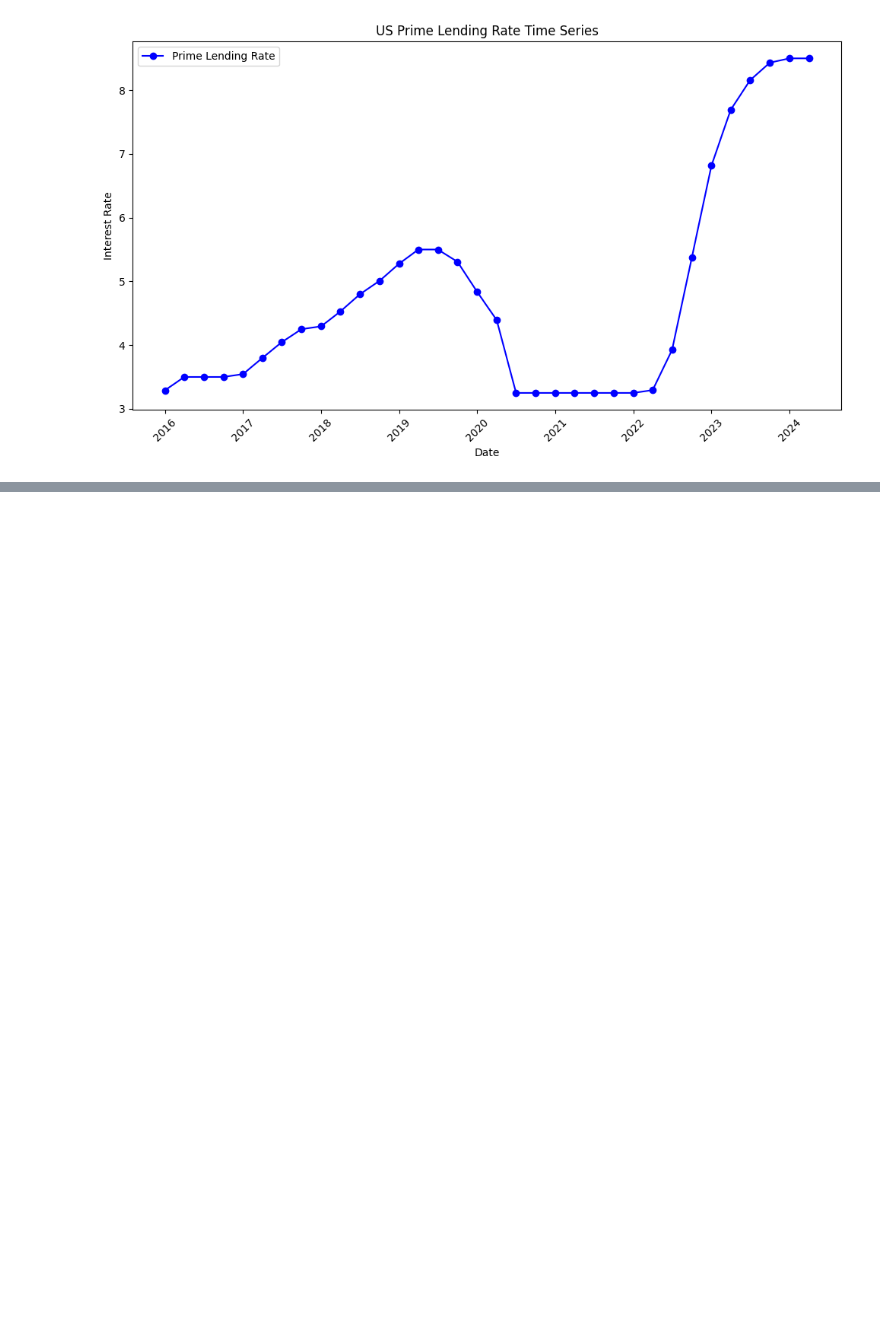
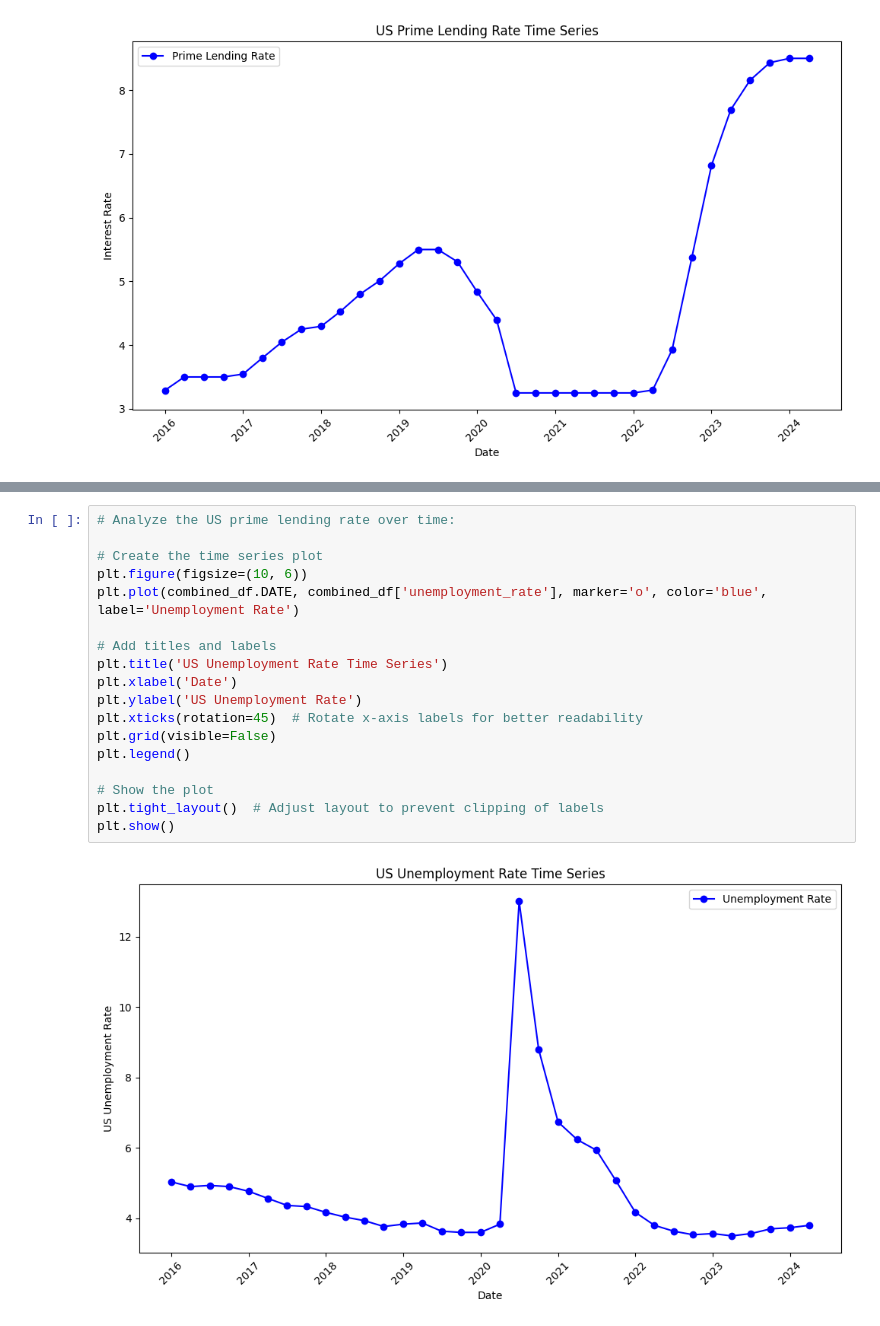
Before and after one commit to dylanvz95/WQU-FD-GWP, a Jupyter notebook: GWP1/DVZ_Step4_and_5.ipynb, the cells around one changed output, grey strips where cells are left out. Cells and saved outputs as stored; diff of their text form; blank space fills up the shorter version.

```diff
--- a/GWP1/DVZ_Step4_and_5.ipynb
+++ b/GWP1/DVZ_Step4_and_5.ipynb
@@ -238,0 +254,20 @@ plt.show()
+# %%
+# Analyze the US prime lending rate over time:
+
+# Create the time series plot
+plt.figure(figsize=(10, 6))
+plt.plot(combined_df.DATE, combined_df['unemployment_rate'], marker='o', color='blue', label='Unemployment Rate')
+
+# Add titles and labels
+plt.title('US Unemployment Rate Time Series')
+plt.xlabel('Date')
+plt.ylabel('US Unemployment Rate')
+plt.xticks(rotation=45)  # Rotate x-axis labels for better readability
+plt.grid(visible=False)
+plt.legend()
+
+# Show the plot
+plt.tight_layout()  # Adjust layout to prevent clipping of labels
+plt.show()
+# %% [output]
+[figure, added]
```
Also changed, not shown: parts of 2 cells of this notebook.
